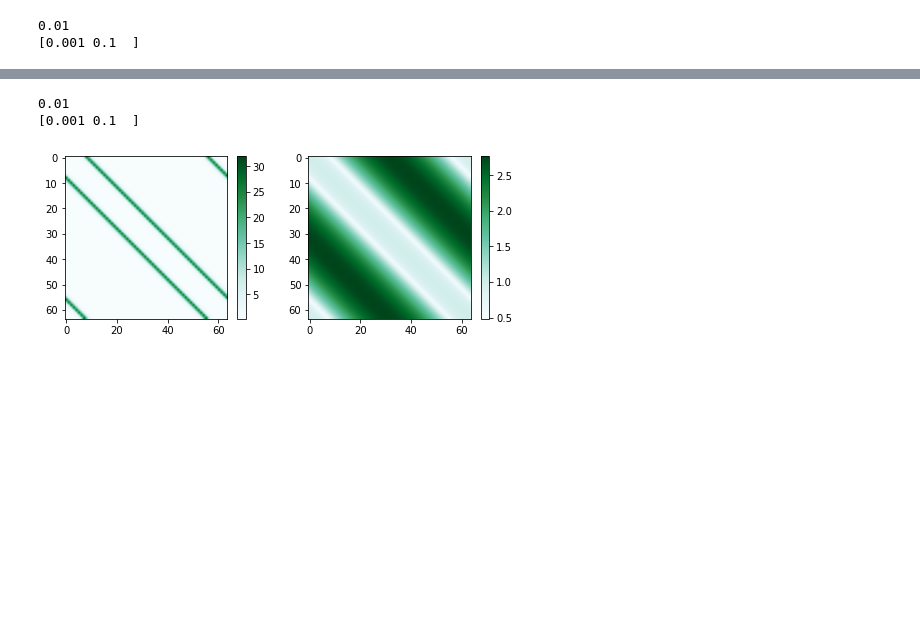
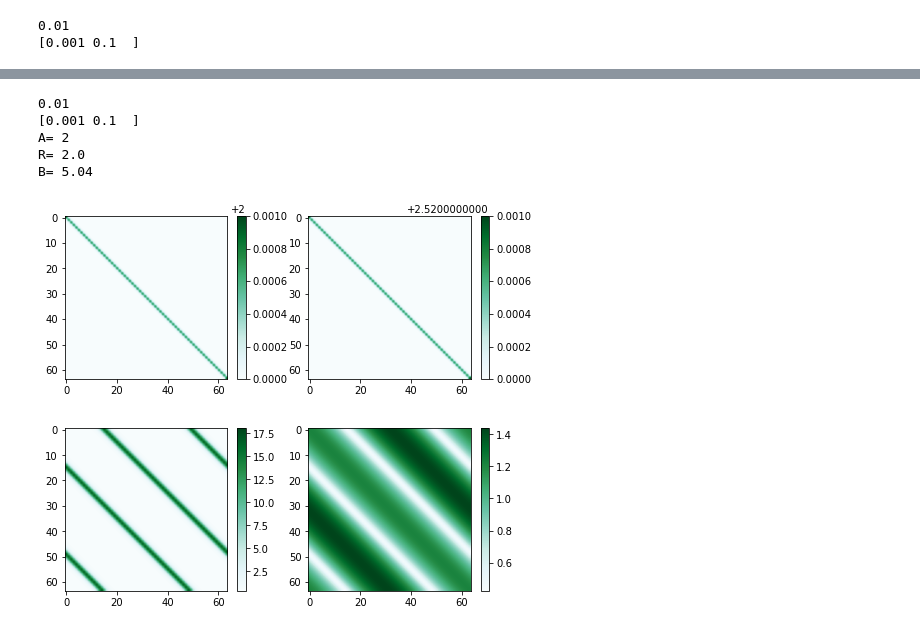
Before and after one commit to rpazuki/morpho_repo, a Jupyter notebook: solver/Turing_Brusselator_pde_solution_solver-Copy1.ipynb, the cells around one changed output, grey strips where cells are left out. Drawn from its saved outputs; the diff is of its cells as text; code cells hidden in the pictures; blank space fills up the shorter version.

```diff
--- a/solver/Turing_Brusselator_pde_solution_solver-Copy1.ipynb
+++ b/solver/Turing_Brusselator_pde_solution_solver-Copy1.ipynb
@@ -490,10 +510,13 @@ D_u = .001
 D_v = 0.1#.002
 print(D_u/D_v)
 A = 2#9.002250562640661
-R = 5.0
+R = 2.0
 B =  2*R + A*A*(D_u/D_v) + 1 #3.04#81.9704926231558
 Ds = np.array([D_u, D_v])
 print(Ds)
+print("A=", A)
+print("R=", R)
+print("B=", B)
 
 #c0 = np.random.normal(scale=.1, size=(2, n[0], n[1]))
 c0 = np.zeros((2, n[0], n[1]))
@@ -501,26 +524,40 @@ c0[0, :,:] += A
 c0[1, :,:] += B/A
 c0[0, :,:] += np.eye(n[0], n[1]) * .001
 c0[1, :,:] += np.eye(n[0], n[1]) * .001
-#c0 = data[:, :, :, 0]
+
 
 f_args = (A, B)
-t = np.linspace(0, 30, 256)
+t = np.linspace(0, 60, 100)
 
-dt = 0.0001
+dt = 0.001
 
 sol = integrate(c0, t, dt, n, L, Ds, Brusselator, f_args)
 # %% [output]
 0.01
 [0.001 0.1  ]
+A= 2
+R= 2.0
+B= 5.04
-# %%
-index =-1
-_ = plt.figure(figsize=(8,4))
-plt.subplot(121)
-plt.imshow(sol[0,:,:, index], cmap='BuGn', interpolation='gaussian')
-plt.colorbar(shrink=.75)
-plt.subplot(122)
-plt.imshow(sol[1,:,:, index], cmap='BuGn', interpolation='gaussian')
-plt.colorbar(shrink=.75)
-plt.show()
-# %% [output]
-[figure, removed]
+# %%
+index =0
+_ = plt.figure(figsize=(8,4))
+plt.subplot(121)
+plt.imshow(sol[0,:,:, index], cmap='BuGn', interpolation='gaussian')
+plt.colorbar(shrink=.75)
+plt.subplot(122)
+plt.imshow(sol[1,:,:, index], cmap='BuGn', interpolation='gaussian')
+plt.colorbar(shrink=.75)
+plt.show()
+
+index =-1
+_ = plt.figure(figsize=(8,4))
+plt.subplot(121)
+plt.imshow(sol[0,:,:, index], cmap='BuGn', interpolation='gaussian')
+plt.colorbar(shrink=.75)
+plt.subplot(122)
+plt.imshow(sol[1,:,:, index], cmap='BuGn', interpolation='gaussian')
+plt.colorbar(shrink=.75)
+plt.show()
+# %% [output]
+[figure, added]
+[figure, added]
```
Also changed, not shown: parts of 3 cells of this notebook, 8 other files.
